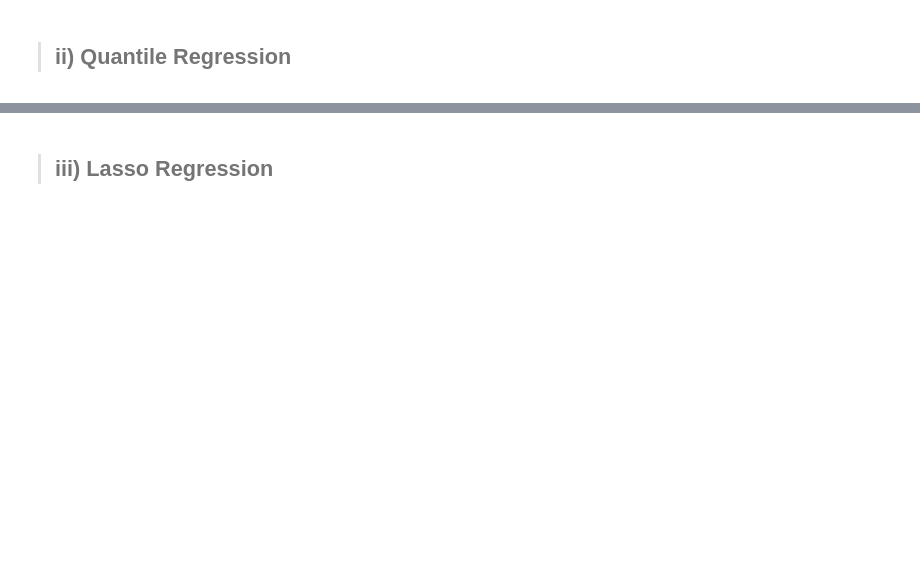
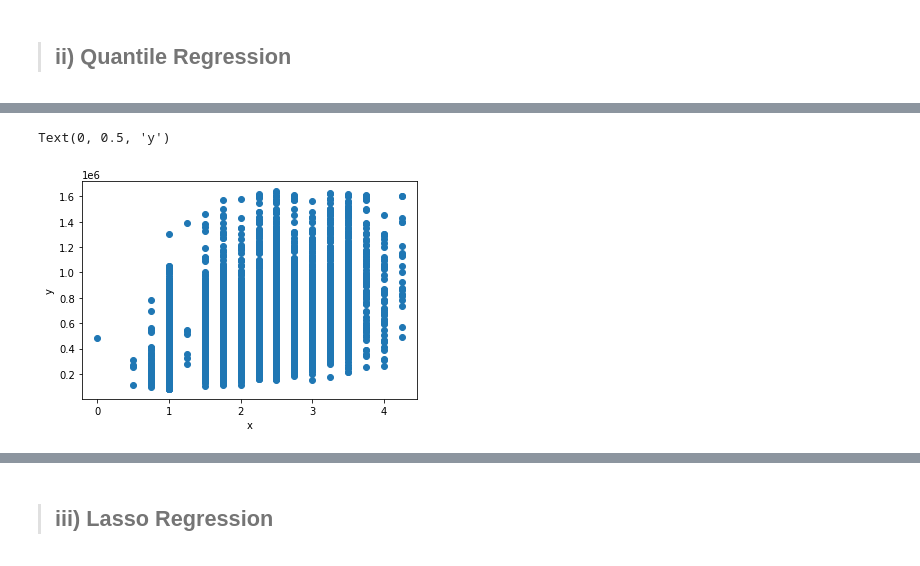
Before and after one commit to Collokd/Core_Week_7_Independent_Project, a Jupyter notebook: Week_7_Independent_Project_Collins_Kemboi.ipynb, the cells around one changed output, grey strips where cells are left out. Cells and saved outputs as stored; diff of their text form; code cells hidden in the pictures; blank space fills up the shorter version.

```diff
--- a/Week_7_Independent_Project_Collins_Kemboi.ipynb
+++ b/Week_7_Independent_Project_Collins_Kemboi.ipynb
@@ -577,0 +982,11 @@ From our analysis we can comfortably conclude that we can use a linear combinati
+# %%
+x_ = bathrooms
+y_ = new_df['price'].values
+
+plt.figure(3)
+plt.scatter(x_, y_)
+plt.xlabel("x")
+plt.ylabel("y")
+# %% [output]
+Text(0, 0.5, 'y')
+[figure, added]
```
Also changed, not shown: parts of 55 cells of this notebook.
